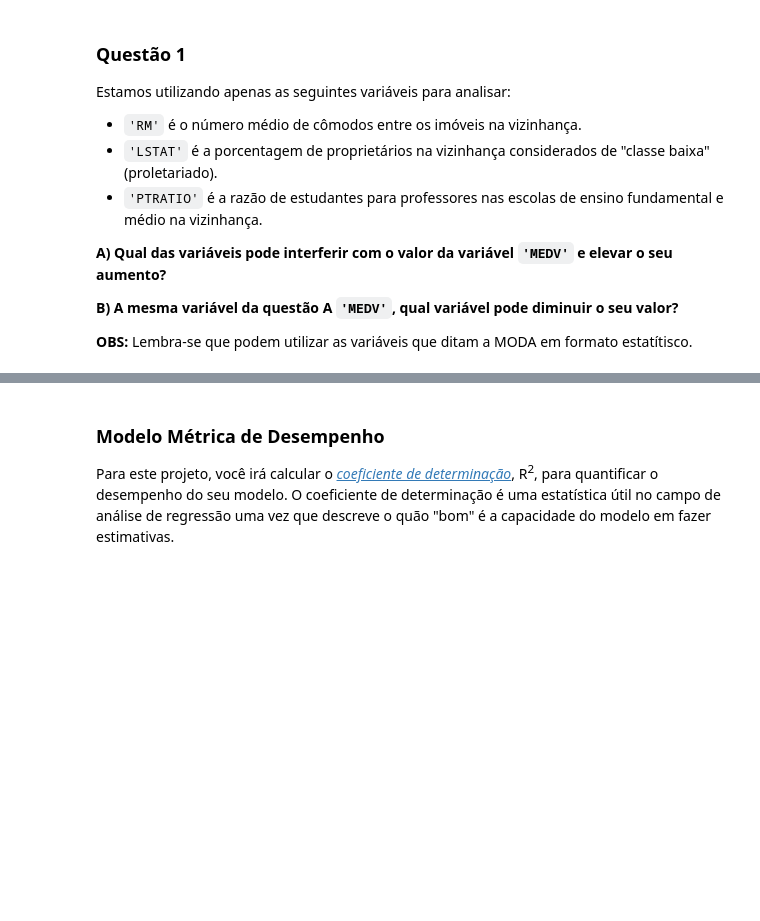
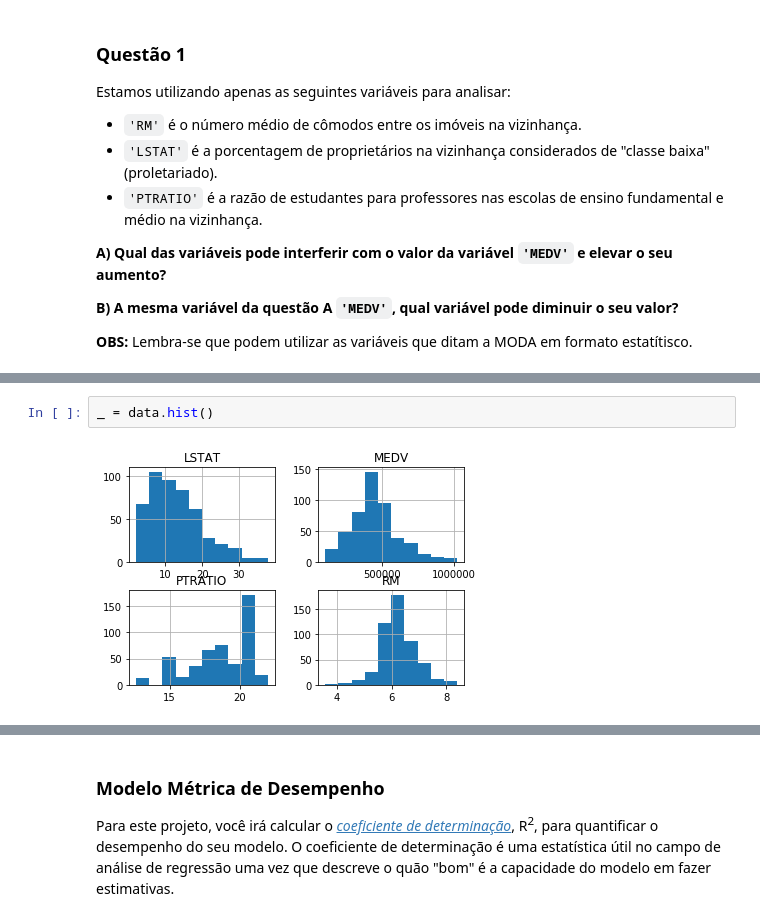
Before and after one commit to hmaas00/trabalho_boston_iesb, a Jupyter notebook: Trabalho I - Análise de Dados e Inferência Estatística com Python.ipynb, the cells around one changed output, grey strips where cells are left out. Cells and saved outputs as stored; diff of their text form; blank space fills up the shorter version.

```diff
--- a/Trabalho I - Análise de Dados e Inferência Estatística com Python.ipynb
+++ b/Trabalho I - Análise de Dados e Inferência Estatística com Python.ipynb
@@ -140,0 +155,4 @@ Estamos utilizando apenas as seguintes variáveis para analisar:
+# %%
+_ = data.hist()
+# %% [output]
+[figure, added]
```
Also changed, not shown: parts of 12 cells of this notebook, 1 other file.
